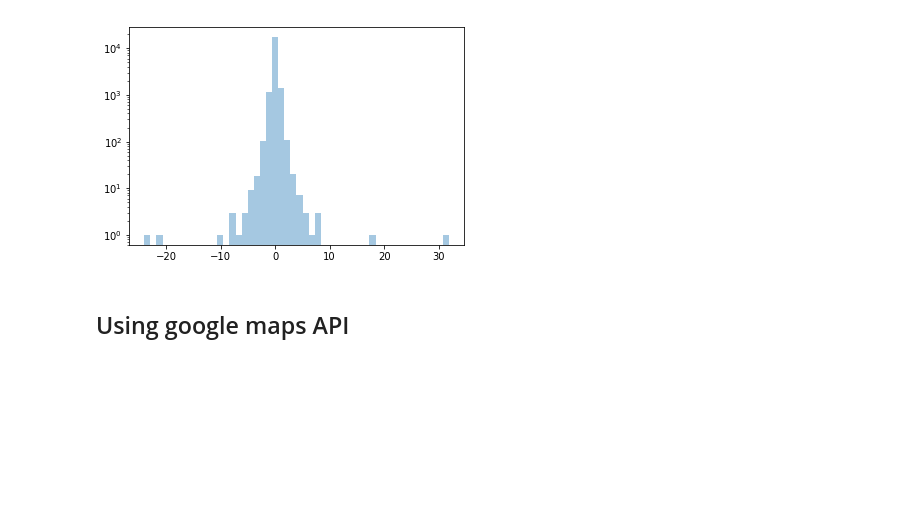
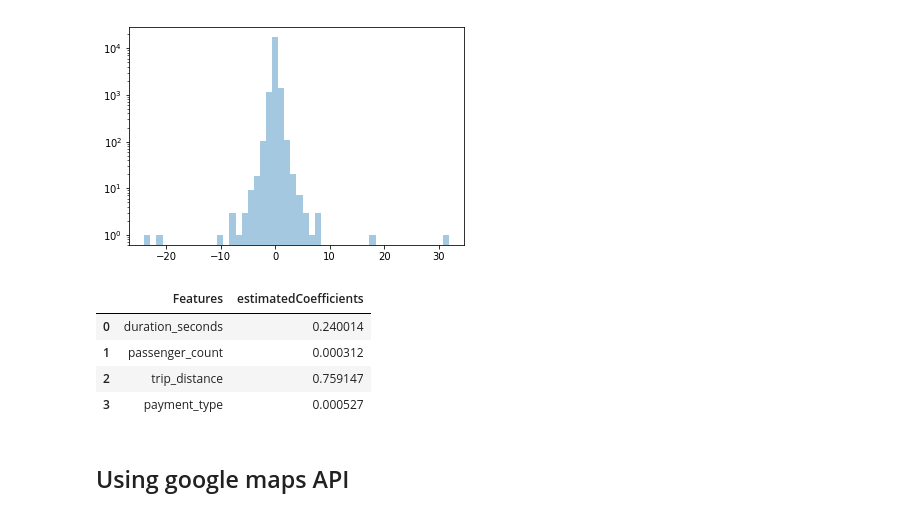
Before and after one commit to Sitorias/TaxiPrediction, a Jupyter notebook: Task 2 - Predicting Taxi Ride Prices - Leo.ipynb, the cells around one changed output. Cells and saved outputs as stored; diff of their text form; code cells hidden in the pictures; blank space fills up the shorter version.

Commit message:
Added feature Importance for Random Forest Regressor.

```diff
--- a/Task 2 - Predicting Taxi Ride Prices - Leo.ipynb
+++ b/Task 2 - Predicting Taxi Ride Prices - Leo.ipynb
@@ -518,6 +518,15 @@ err.describe()
 ax = sns.distplot(err,hist_kws={"log":True},kde=False);
 # %% [output]
 [figure]
+# %%
+# Feature importance
+pd.DataFrame({"Features" : taxiTrain.drop(["fare_amount"],axis=1).columns,"estimatedCoefficients": rfr.feature_importances_})
+# %% [output]
+|  | Features | estimatedCoefficients |
+| 0 | duration_seconds | 0.240014 |
+| 1 | passenger_count | 0.000312 |
+| 2 | trip_distance | 0.759147 |
+| 3 | payment_type | 0.000527 |
 # %% [markdown]
 ## Using google maps API
 # %%
```
